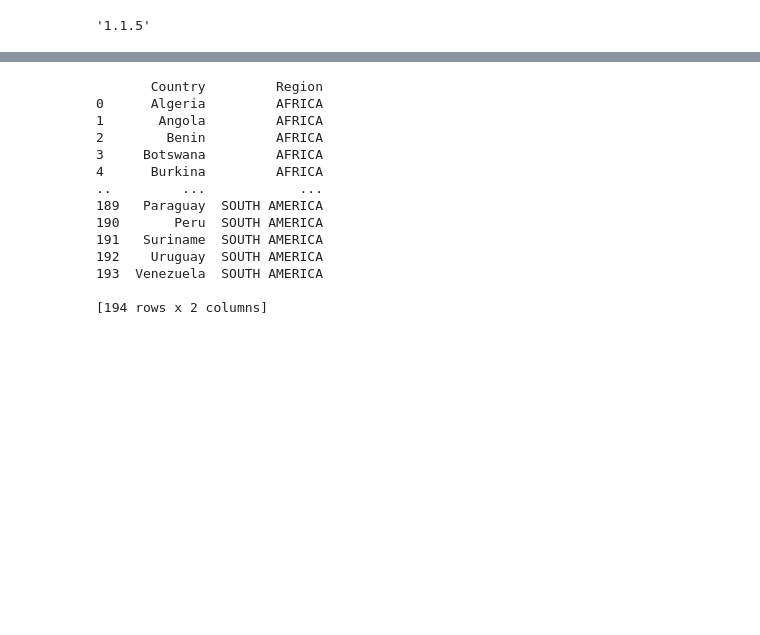
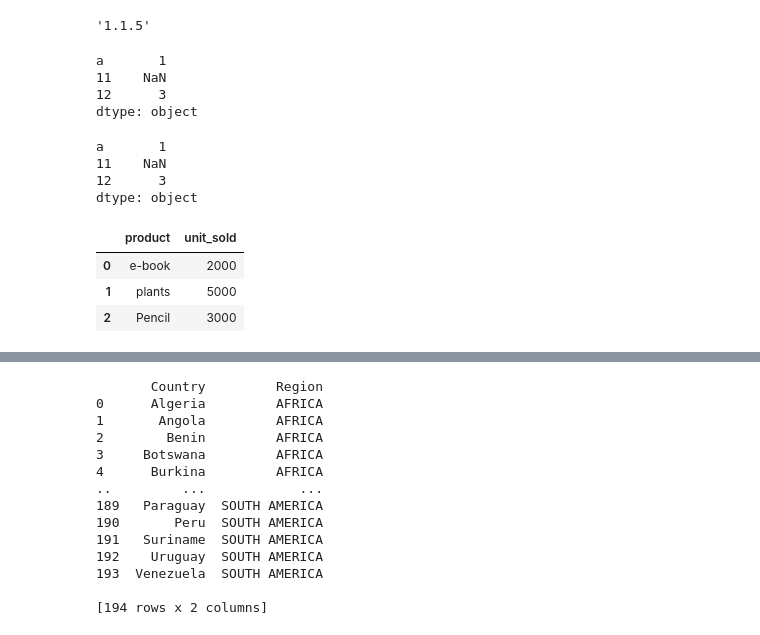
Before and after one commit to cmskzhan/helloworld, a Jupyter notebook: LearnPandas/kai-Pandas-notes.ipynb, the cells around one changed output, grey strips where cells are left out. Cells and saved outputs as stored; diff of their text form; code cells hidden in the pictures; blank space fills up the shorter version.

```diff
--- a/LearnPandas/kai-Pandas-notes.ipynb
+++ b/LearnPandas/kai-Pandas-notes.ipynb
@@ -8,3 +8,30 @@ pd.show_versions?
 pd.__version__
 # %% [output]
 '1.1.5'
+# %%
+# create index via Series
+tt = pd.Series(['1', float('NaN'), 3], index=['a', 11, 12])
+tt
+# %% [output]
+a       1
+11    NaN
+12      3
+dtype: object
+# %%
+# create index via dictionary
+tt = pd.Series({'a':'1', 11:float('NaN'), 12:3})
+tt
+# %% [output]
+a       1
+11    NaN
+12      3
+dtype: object
+# %%
+# create dataframe via dictonary
+tt = pd.DataFrame({'product': ['e-book', 'plants', 'Pencil'], 'unit_sold': [2000, 5000, 3000]})
+tt
+# %% [output]
+|  | product | unit_sold |
+| 0 | e-book | 2000 |
+| 1 | plants | 5000 |
+| 2 | Pencil | 3000 |
```
Also changed, not shown: parts of 4 cells of this notebook.
